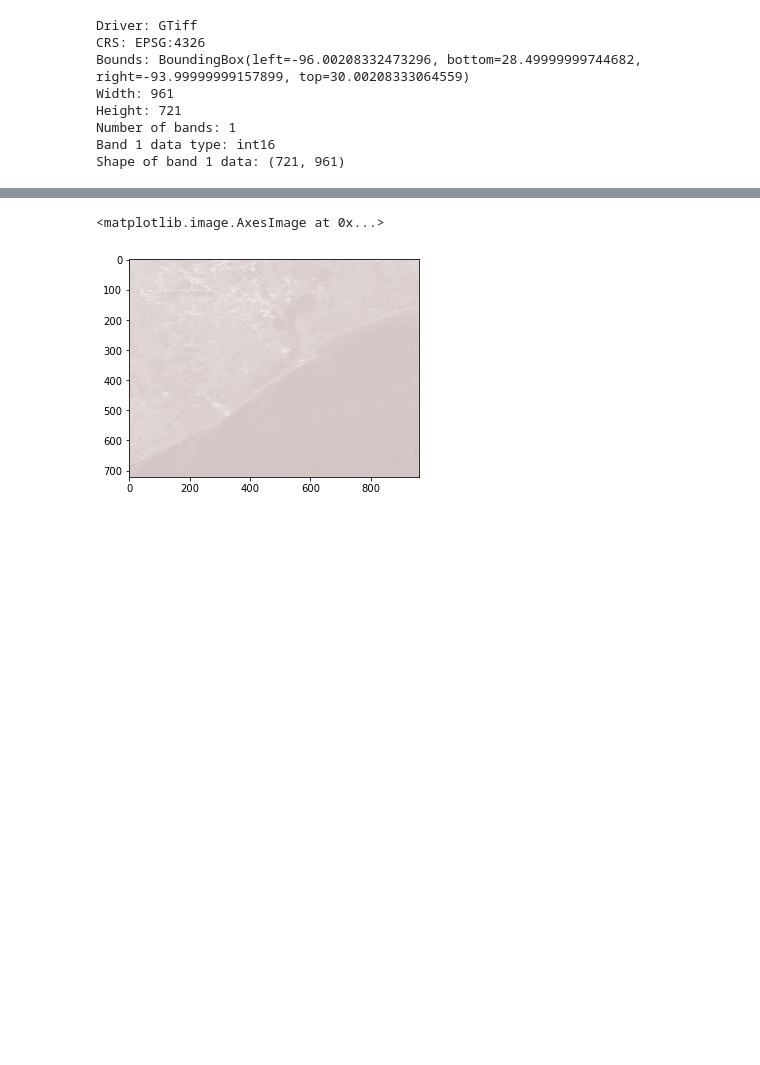
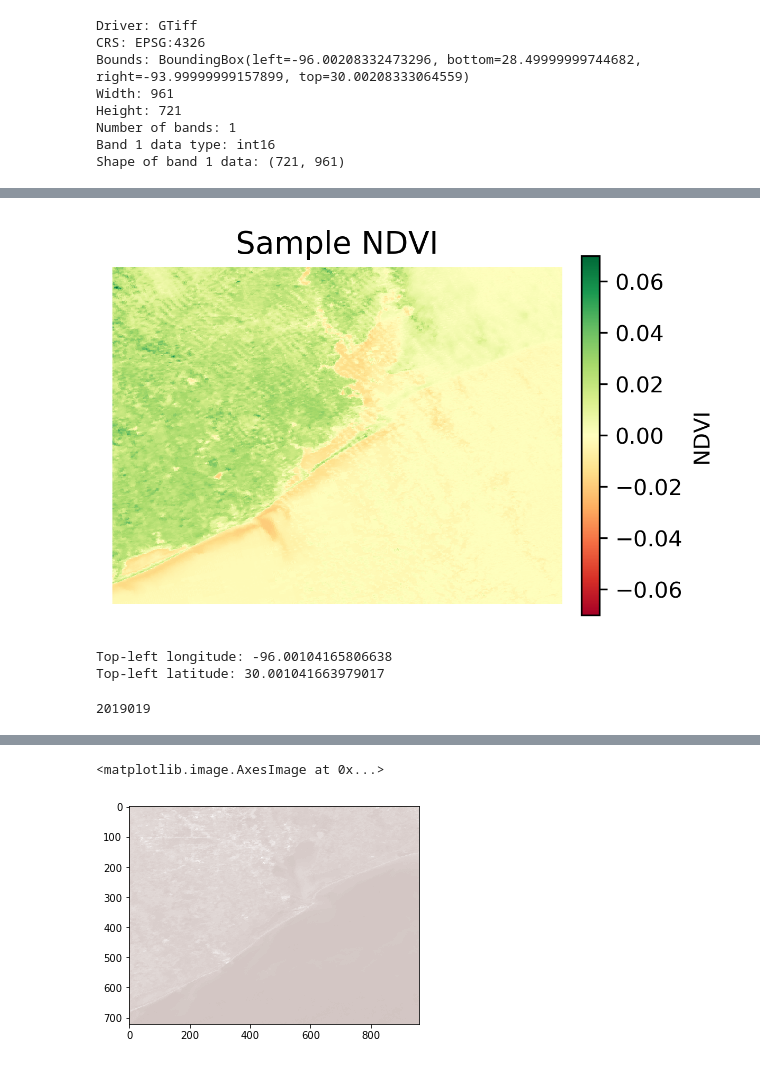
Before and after one commit to inmang13/ESDA_FinalProj_GalvestonBay, a Jupyter notebook: preprocess.ipynb, the cells around one changed output, grey strips where cells are left out. Cells and saved outputs as stored; diff of their text form; code cells hidden in the pictures; blank space fills up the shorter version.

```diff
--- a/preprocess.ipynb
+++ b/preprocess.ipynb
@@ -59,0 +156,42 @@ Index: []
+# %%
+#red band path
+#red_path = '/shared_space/Galveston_Bay/MODIS_files/MYD09GQ.061_sur_refl_b01_1_doy2019364000000_aid0001.tif'
+red_path = '/shared_space/Galveston_Bay/MODIS_files/MYD09GQ.061_sur_refl_b01_1_doy2019019000000_aid0001.tif'
+
+#nir path
+#nir_path = '/shared_space/Galveston_Bay/MODIS_files/MYD09GQ.061_sur_refl_b02_1_doy2019364000000_aid0001.tif'
+nir_path = '/shared_space/Galveston_Bay/MODIS_files/MYD09GQ.061_sur_refl_b02_1_doy2019019000000_aid0001.tif'
+
+#normalize RGB values to 0-1 using min-max normalization
+def normalize(array):
+    array_min, array_max = array.min(), array.max() #find min and max of array
+    return (array - array_min) / (array_max - array_min) #min-max norm calc
+# read arrays
+with rasterio.open(red_path) as red_src, rasterio.open(nir_path) as nir_src:
+    red = red_src.read(1).astype(float) #convert to floats
+    nir = nir_src.read(1).astype(float)
+
+    width = red_src.width
+    height = red_src.height
+    transform = red_src.transform  # Affine transformation matrix
+
+# normalize to 0–1
+red_norm = normalize(red)
+nir_norm = normalize(nir)
+
+# compute NDVI
+ndvi = (nir_norm - red_norm) / (nir_norm + red_norm)
+import matplotlib.pyplot as plt
+%matplotlib inline
+
+# plot NDVI
+plt.figure(figsize=(4,3), dpi = 300)
+ndvi_plot = plt.imshow(ndvi, cmap='RdYlGn', vmin = -0.07, vmax = 0.07) #ndvi varies btw -1 and 1
+#customize colorbar
+plt.colorbar(ndvi_plot, fraction=0.046, pad=0.04, label="NDVI")
+#plot properties
+plt.title("Sample NDVI", fontsize =14)
+plt.axis("off")
+plt.show()
+# %% [output]
+[figure, added]
@@ -59,0 +205,16 @@ Index: []
+# %%
+# Example: Get latitude and longitude for a specific pixel (e.g., top-left)
+top_left_lon = lons[0, 0]
+top_left_lat = lats[0, 0]
+
+print(f"Top-left longitude: {top_left_lon}")
+print(f"Top-left latitude: {top_left_lat}")
+# %% [output]
+Top-left longitude: -96.00104165806638
+Top-left latitude: 30.001041663979017
+# %%
+
+date_string = parse_date(red_path)
+print(date_string)
+# %% [output]
+2019019
```
Also changed, not shown: parts of 58 cells of this notebook, 2 other files.
